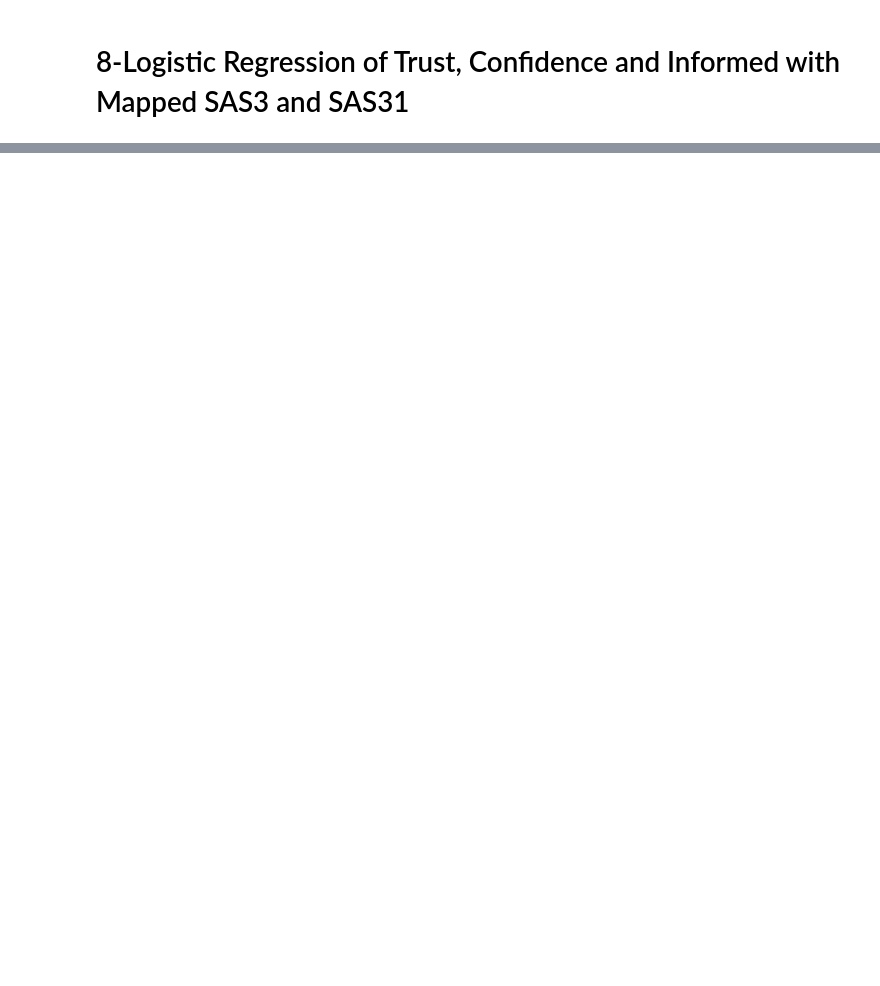
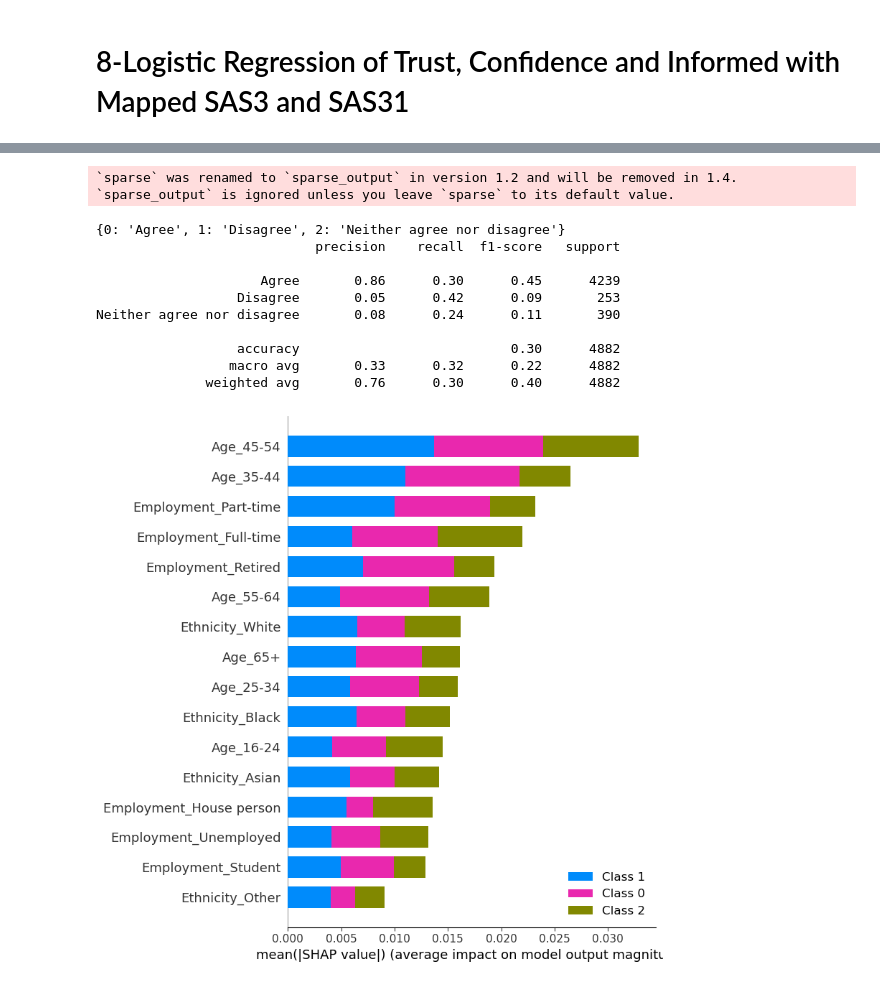
Before and after one commit to Dementjev1/Data-Challenge-2-JBG050, a Jupyter notebook: PAS_SAS_Regression_Classificaiton_Analysis.ipynb, the cells around one changed output, grey strips where cells are left out. Drawn from its saved outputs; the diff is of its cells as text; code cells hidden in the pictures; blank space fills up the shorter version.

```diff
--- a/PAS_SAS_Regression_Classificaiton_Analysis.ipynb
+++ b/PAS_SAS_Regression_Classificaiton_Analysis.ipynb
@@ -1154,0 +874,5 @@ Intercept: -1.244338991790297
+# %%
+df_reg_9 = df_reg[["Age","Employment","Ethnicity","MPS Trust"]].dropna()
+df_reg_10 = df_reg[["Age","Employment","Ethnicity","Good Job"]].dropna()
+df_reg_11 = df_reg[["Age","Employment","Ethnicity","Well informed"]].dropna()
+df_reg_9["MPS Trust"].value_counts()
@@ -1154,0 +887,74 @@ Intercept: -1.244338991790297
+# %%
+# Assuming your dataframe is already loaded as df_reg_11
+data = df_reg_9
+
+# Replace 'Well informed' column values
+data["MPS Trust"] = data["MPS Trust"].replace({'Tend to agree': 'Agree', 'Strongly agree': 'Agree', 'Tend to disagree':'Disagree', 'Strongly disagree':'Disagree'})
+
+# Define the binary transformation functions
+def age_binary(age):
+    if age == '16-24':
+        return '25-'
+    else:
+        return '25+'
+
+def eth_binary(ethnicity):
+    if ethnicity == "Black":
+        return 'Black'
+    else:
+        return 'Non-Black'
+
+# Apply the transformations
+data['Age_Binary'] = data['Age'].apply(age_binary)
+data['Eth_Binary'] = data['Ethnicity'].apply(eth_binary)
+
+# Encode categorical features
+encoder = OneHotEncoder(sparse=False)
+encoded_features = encoder.fit_transform(data[['Ethnicity', 'Age','Employment']])
+encoded_features_df = pd.DataFrame(encoded_features, columns=encoder.get_feature_names_out(['Ethnicity', 'Age','Employment']))
+
+label_encoder = LabelEncoder()
+y_encoded = label_encoder.fit_transform(data['MPS Trust'])
+
+class_mapping = {index: label for index, label in enumerate(label_encoder.classes_)}
+print(class_mapping)
+# Combine with the rest of the data
+data = data.drop(['Ethnicity', 'Age', 'Employment', 'Eth_Binary', 'Age_Binary'], axis=1)
+data = pd.concat([data, encoded_features_df], axis=1)
+
+# Handle missing values for numerical columns (if any)
+# Assuming all other columns are numerical
+data = data.dropna()
+
+# Define predictors and target
+X = data.drop('MPS Trust', axis=1)
+y = data['MPS Trust']
+
+# Split the data
+X_train, X_test, y_train, y_test = train_test_split(X, y, test_size=0.2, random_state=42)
+
+# Train the model
+model = RandomForestClassifier(class_weight = "balanced")
+model.fit(X_train, y_train)
+
+# Evaluate the model
+y_pred = model.predict(X_test)
+print(classification_report(y_test, y_pred))
+
+# SHAP values for deeper insight
+explainer = shap.TreeExplainer(model)
+shap_values = explainer.shap_values(X_test)
+shap.summary_plot(shap_values, X_test, title= "MPS Trust Weights")
+# %% [output]
+`sparse` was renamed to `sparse_output` in version 1.2 and will be removed in 1.4. `sparse_output` is ignored unless you leave `sparse` to its default value.
+{0: 'Agree', 1: 'Disagree', 2: 'Neither agree nor disagree'}
+                            precision    recall  f1-score   support
+
+                     Agree       0.86      0.30      0.45      4239
+                  Disagree       0.05      0.42      0.09       253
+Neither agree nor disagree       0.08      0.24      0.11       390
+
+                  accuracy                           0.30      4882
+                 macro avg       0.33      0.32      0.22      4882
+              weighted avg       0.76      0.30      0.40      4882
+[figure, added]
```
Also changed, not shown: parts of 32 cells of this notebook, 3 other files.
